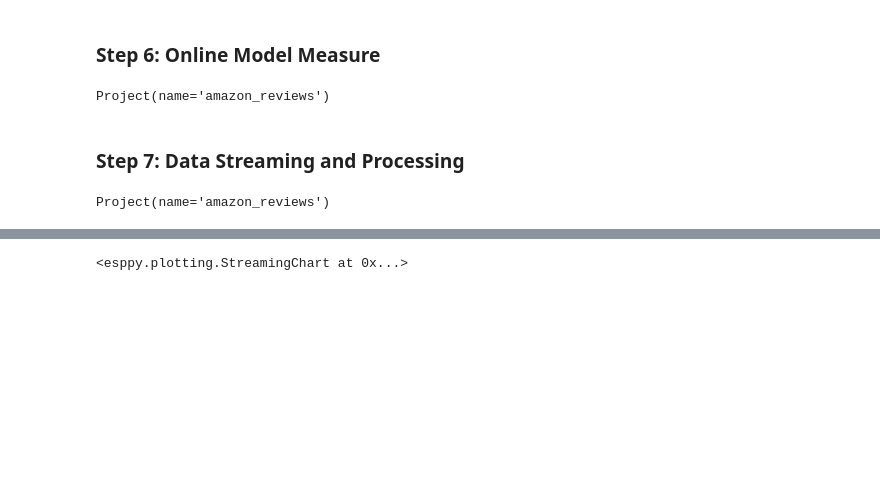
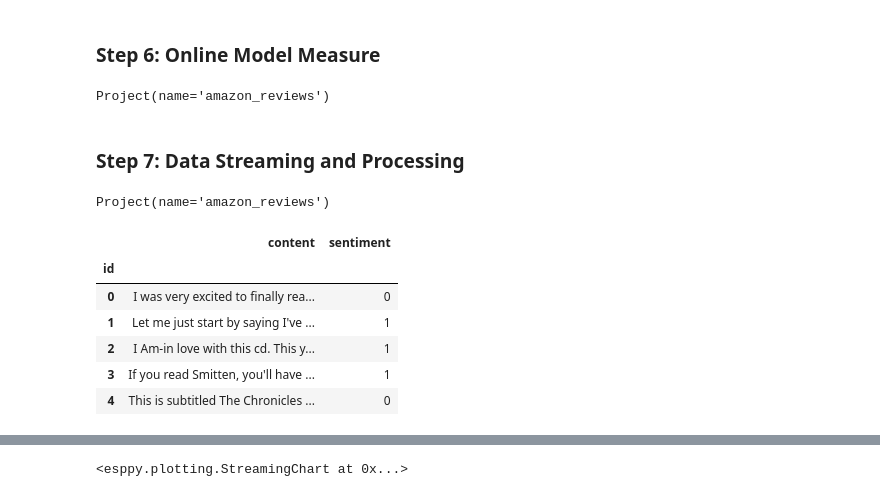
Before and after one commit to sassoftware/python-esppy, a Jupyter notebook: examples/Template/example_TextEmbedding_Logistic.ipynb, the cells around one changed output, grey strips where cells are left out. Cells and saved outputs as stored; diff of their text form; code cells hidden in the pictures; blank space fills up the shorter version.

```diff
--- a/examples/Template/example_TextEmbedding_Logistic.ipynb
+++ b/examples/Template/example_TextEmbedding_Logistic.ipynb
@@ -68,12 +69,18 @@ src = esp.SourceWindow(schema=('id*:int64', 'content:string', 'sentiment:string'
 
 # Initialize a TextEmbedding Temaplate
 
-t1 = esp.Template.TextEmbedding('t1',startList='./pos_neg_words.txt', stopList='./stop-words.txt', wordVec='./vectors.txt')
+t1 = esp.Template.TextEmbedding('t1', wordVec='/r/ge.unx.sas.com/vol/vol110/u11/yezmao/demo/vectors.txt',
+                                startList='/r/ge.unx.sas.com/vol/vol110/u11/yezmao/demo/pos_neg_words.txt',
+                                stopList='/r/ge.unx.sas.com/vol/vol110/u11/yezmao/demo/stop-words.txt')
+t1 = esp.Template.TextEmbedding('t1',startList='server_route_to/pos_neg_words.txt',
+                                stopList='server_route_to/stop-words.txt',
+                                wordVec='server_route_to/vectors.txt')
 
 # Add corresponding edge between windows
 
-src.add_target(t1, role='data')
+src.add_target(t1, role='data', auto_schema=True)
 src.add_target(t1.windows['w_join'], role='data')
+t1.windows['w_tok'].set_key('tid')
 
 proj.windows['w_data_t'] = src
 proj.add_template(t1)
@@ -160,3 +177,13 @@ fitstat_logis.subscribe()
 # stream the training data into the engine
 src.publish_events(train_data_sample_shuffled, pause=15)
 src2.publish_events(score_data, pause=100)
+# %%
+src.head()
+# %% [output]
+|  | content | sentiment |
+| id |  |  |
+| 0 | I was very excited to finally rea... | 0 |
+| 1 | Let me just start by saying I've ... | 1 |
+| 2 | I Am-in love with this cd. This y... | 1 |
+| 3 | If you read Smitten, you'll have ... | 1 |
+| 4 | This is subtitled The Chronicles ... | 0 |
```
Also changed, not shown: parts of 10 cells of this notebook.
